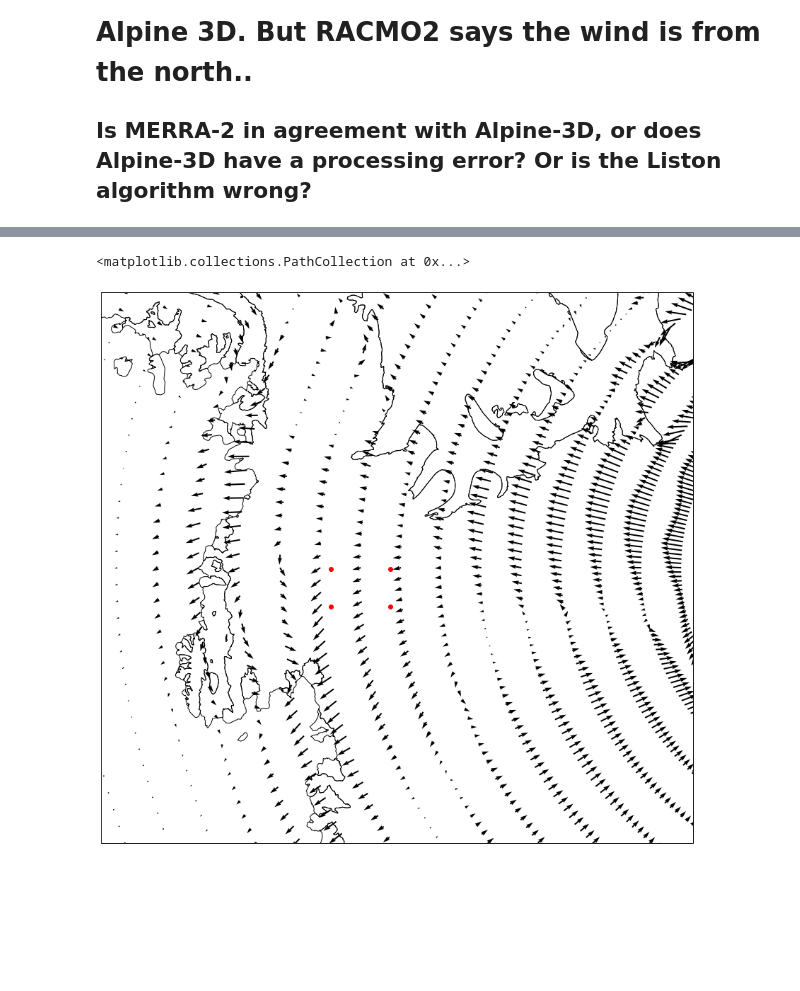
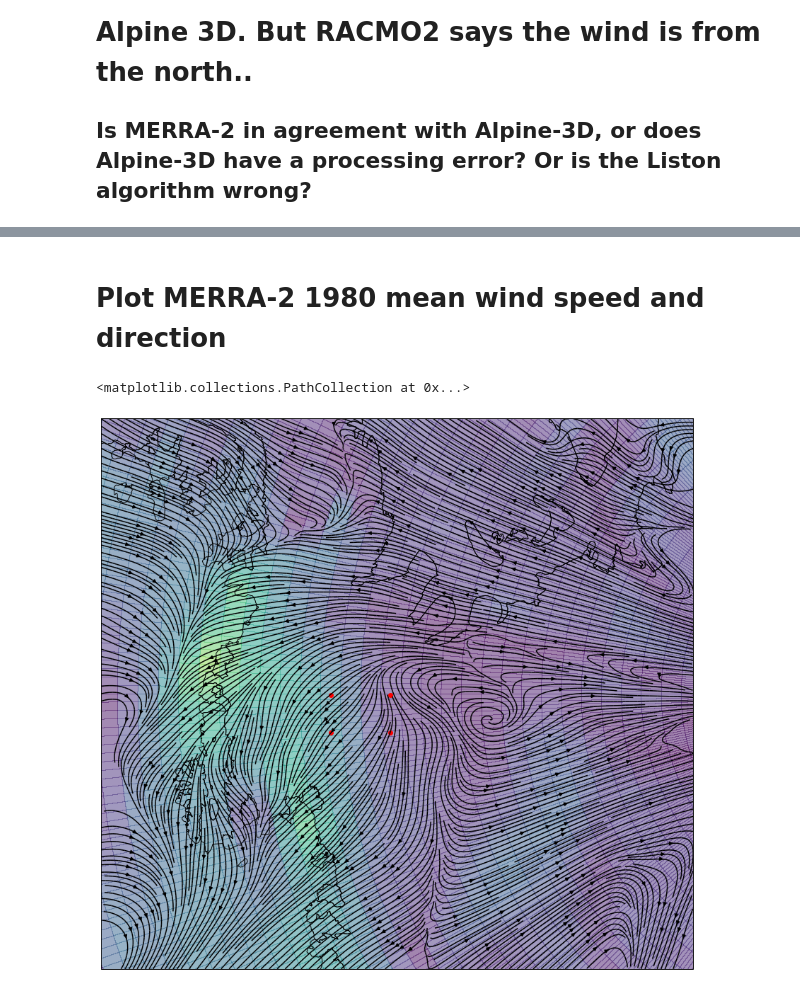
Before and after one commit to EricKeenan/SNOWPACK_WAIS, a Jupyter notebook: analysis/Wind_direction.ipynb, the cells around one changed output, grey strips where cells are left out. Drawn from its saved outputs; the diff is of its cells as text; code cells hidden in the pictures; blank space fills up the shorter version.

```diff
--- a/analysis/Wind_direction.ipynb
+++ b/analysis/Wind_direction.ipynb
@@ -62,3 +78,5 @@ V mean: -2.115665416060877
+# %% [markdown]
+# Plot MERRA-2 1980 mean wind speed and direction
 # %%
 # Define upper left and lower right A3D domain corners in epsg 3031
 ncol = 168
@@ -72,42 +90,47 @@ right = left + 1000 * (ncol -1)
 M2_U_path = "/scratch/summit/erke2265/MERRA2/U10M_hourly_1980.nc"
 M2_V_path = "/scratch/summit/erke2265/MERRA2/V10M_hourly_1980.nc"
 
-tgt_lat = -76.500000
-tgt_lon = -93.125000
-
+# Mean U and V components
 M2_U = xr.open_dataset(M2_U_path)
 M2_U = M2_U['U10M']
-M2_U_mean = M2_U_mean = M2_U.mean(dim='time').values
+M2_U_mean = M2_U[0,:,:].values
+# M2_U_mean = M2_U.mean(dim='time').values
+
 M2_V = xr.open_dataset(M2_V_path)
 M2_V = M2_V['V10M']
-M2_V_mean = M2_V.mean(dim='time').values
+M2_V_mean = M2_V[0,:,:].values
+# M2_V_mean = M2_V.mean(dim='time').values
+
+# Calculate mean wind speed.
+ws_mean = np.sqrt( np.power(M2_U_mean,2) + np.power(M2_V_mean,2))
 
 # Load coastlines
 df = gpd.read_file("/pl/active/nasa_smb/Data/ADD_Coastline_low_res_polygon.shp")
 crs_epsg = ccrs.SouthPolarStereo()
 df_epsg = df.to_crs(epsg='3031')
 
 # Generate figure
 fig, axs = plt.subplots(1, 1, subplot_kw={'projection': crs_epsg},
                         figsize=(15, 15))
 
 # Plot coastlines
+# axs.set_extent((-180, 180, -90, -60), ccrs.PlateCarree())
 axs.set_extent((-110, -70, -85, -70), ccrs.PlateCarree())
 axs.add_geometries(df_epsg['geometry'], crs=crs_epsg,
                       facecolor='none', edgecolor='black')
 
-# Plot MERRA-2 winds on south polar stereo map
+# Plot winds
 vector_crs = ccrs.PlateCarree()
-space = 2
-axs.quiver(M2_U['lon'].values[::space], M2_U['lat'].values[::space], M2_U_mean[::space,::space], \
-           M2_V_mean[::space,::space], transform=vector_crs, \
-           scale=300)
+space = 1
+axs.pcolor(M2_U['lon'].values, M2_U['lat'].values, ws_mean, transform=vector_crs, alpha=0.5)
+streamlines = axs.streamplot(M2_U['lon'].values, M2_U['lat'].values, M2_U_mean, \
+            M2_V_mean, color='k', transform=vector_crs, density=5)
 
 # Plot model domain
 plt.scatter(left, bottom, c='r', label="A3D Domain")
 plt.scatter(left, top, c='r')
 plt.scatter(right, bottom, c='r')
 plt.scatter(right, top, c='r')
 # %% [output]
 <matplotlib.collections.PathCollection at 0x...>
-[figure, old version]
+[figure, new version]
```
Also changed, not shown: parts of 5 cells of this notebook, 2 other files.
